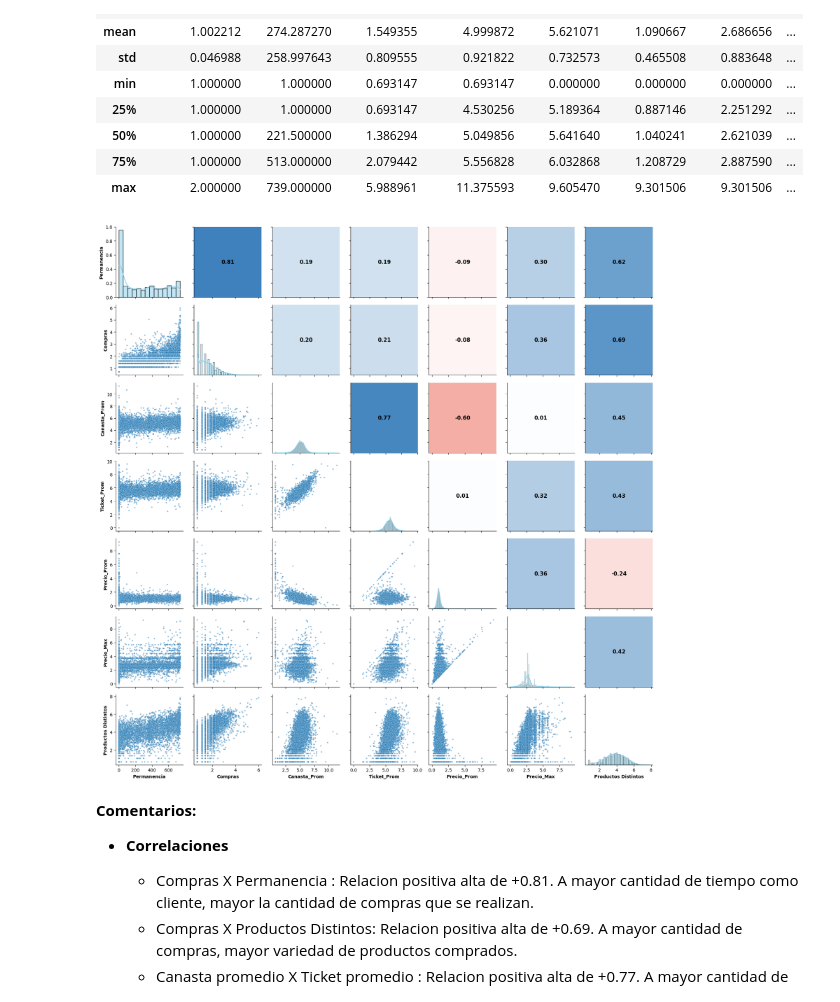
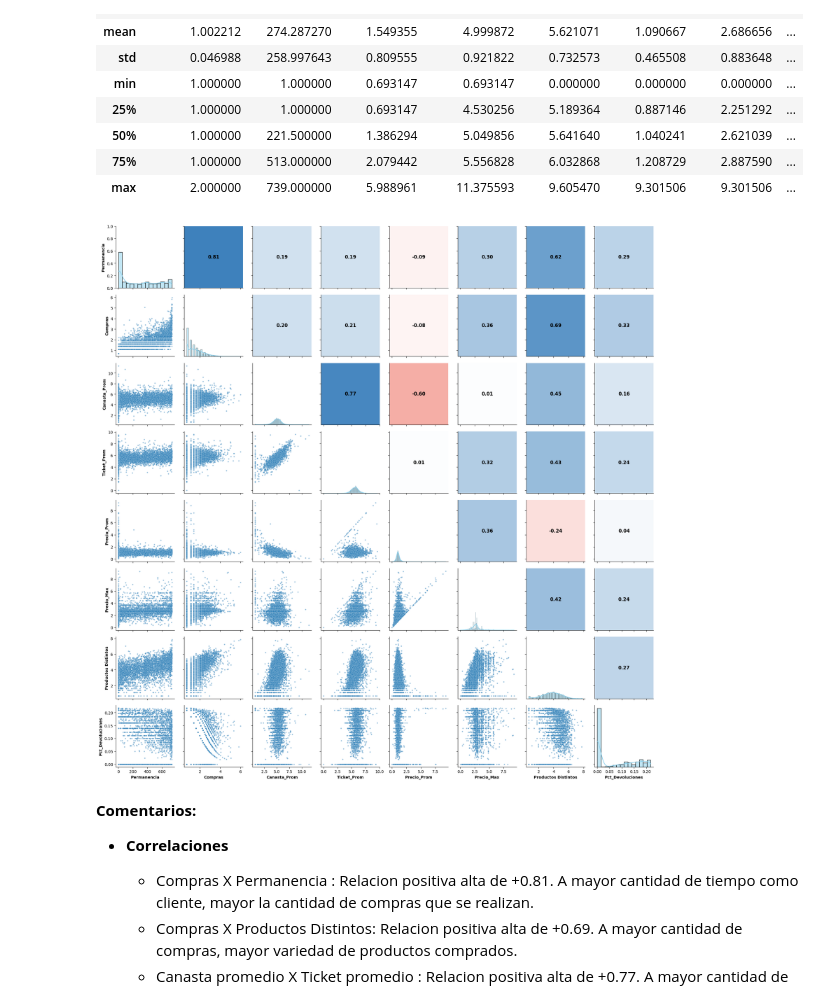
Before and after one commit to miguelblanco123/proyecto_final_aa, a Jupyter notebook: notebooks/notebook.ipynb, the cells around one changed output. Drawn from its saved outputs; the diff is of its cells as text; code cells hidden in the pictures.

```diff
--- a/notebooks/notebook.ipynb
+++ b/notebooks/notebook.ipynb
@@ -246,7 +246,8 @@ df_num = df_customer[[
     "Permanencia",
     "Compras",
     "Canasta_Prom", "Ticket_Prom", "Precio_Prom", "Precio_Max",
-    "Productos Distintos"
+    "Productos Distintos",
+    "Pct_Devoluciones"
 ]]
 
 cmap_corr = mcolors.LinearSegmentedColormap.from_list(
@@ -314,6 +315,7 @@ for col in cols_log_normal:
     transformers[col] = transformer
 
 cols_pw_normal = [
+    "Pct_Devoluciones"
 ]
 for col in cols_pw_normal:
     transformer = PowerTransformer(method='yeo-johnson', standardize=False)
@@ -344,7 +346,8 @@ df_num = df_customer_transformed[[
     "Permanencia",
     "Compras",
     "Canasta_Prom", "Ticket_Prom", "Precio_Prom", "Precio_Max",
-    "Productos Distintos"
+    "Productos Distintos",
+    "Pct_Devoluciones"
 ]]
 
 cmap_corr = mcolors.LinearSegmentedColormap.from_list(
@@ -366,34 +369,34 @@ def corrfunc(x, y, **kws):
         ha='center',
         va='center',
         fontsize=12,
         weight='bold',
     )
 
 
 g = sns.PairGrid(df_num)
 
 # scatter plot en triangulo inferior
 g.map_lower(sns.scatterplot, alpha=0.5, s=10)
 
 # histograma/KDE en diagonal
 g.map_diag(sns.histplot, kde=True, color='skyblue')
 
 # correlacion en triangulo superior
 g.map_upper(corrfunc)
 
 for ax in g.axes.flat:
   if ax is not None:
     xlabel = ax.get_xlabel()
     ylabel = ax.get_ylabel()
     if xlabel:
       ax.set_xlabel(xlabel, fontweight='bold')
     if ylabel:
       ax.set_ylabel(ylabel, fontweight='bold')
 
 plt.tight_layout()
 plt.show()
 # %% [output]
-[figure, old version]
+[figure, new version]
 # %% [markdown]
 **Comentarios:**
 
```
Also changed, not shown: parts of 2 cells of this notebook.
